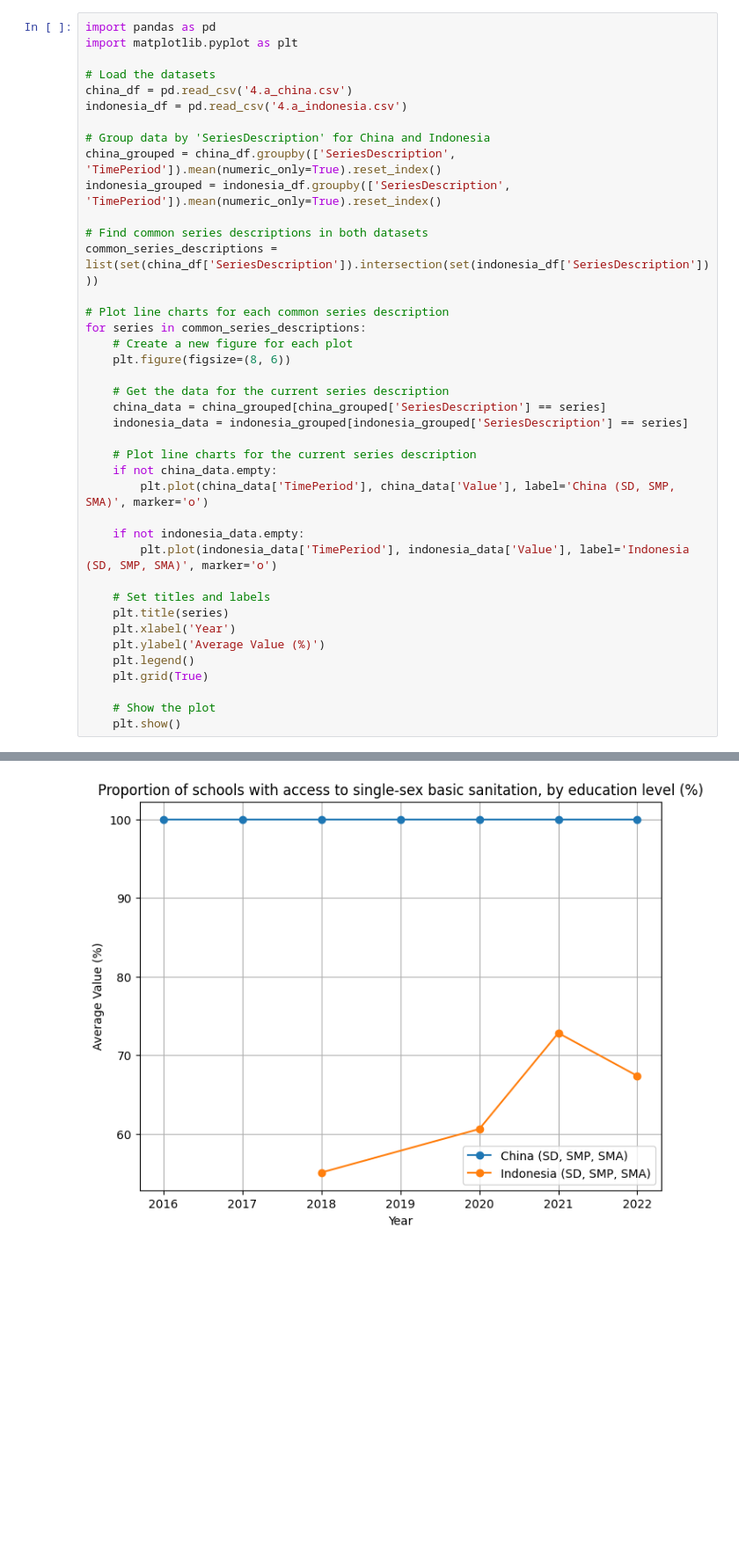
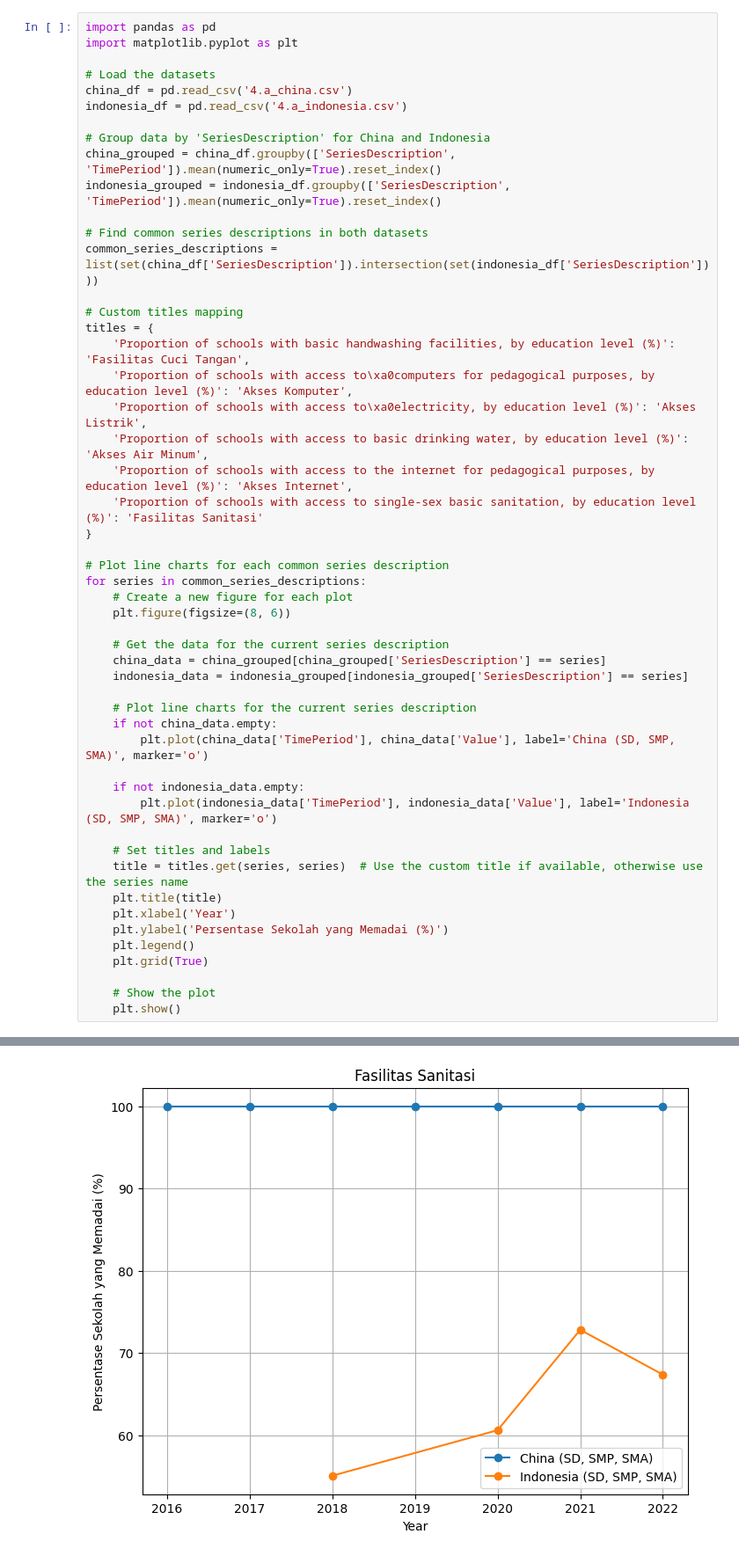
Before and after one commit to randyver/eda-sdg-goals-4, a Jupyter notebook: 4.a/merge.ipynb, the cells around one changed output, grey strips where cells are left out. Shown: that part at 88% size. Saved outputs shown, nothing was run; the diff lists cells and outputs as text; blank space fills up the shorter version.

```diff
--- a/4.a/merge.ipynb
+++ b/4.a/merge.ipynb
@@ -12,6 +12,16 @@ indonesia_grouped = indonesia_df.groupby(['SeriesDescription', 'TimePeriod']).me
 
 # Find common series descriptions in both datasets
 common_series_descriptions = list(set(china_df['SeriesDescription']).intersection(set(indonesia_df['SeriesDescription'])))
+
+# Custom titles mapping
+titles = {
+    'Proportion of schools with basic handwashing facilities, by education level (%)': 'Fasilitas Cuci Tangan',
+    'Proportion of schools with access to\xa0computers for pedagogical purposes, by education level (%)': 'Akses Komputer',
+    'Proportion of schools with access to\xa0electricity, by education level (%)': 'Akses Listrik',
+    'Proportion of schools with access to basic drinking water, by education level (%)': 'Akses Air Minum',
+    'Proportion of schools with access to the internet for pedagogical purposes, by education level (%)': 'Akses Internet',
+    'Proportion of schools with access to single-sex basic sanitation, by education level (%)': 'Fasilitas Sanitasi'
+}
 
 # Plot line charts for each common series description
 for series in common_series_descriptions:
@@ -30,9 +40,10 @@ for series in common_series_descriptions:
         plt.plot(indonesia_data['TimePeriod'], indonesia_data['Value'], label='Indonesia (SD, SMP, SMA)', marker='o')
 
     # Set titles and labels
-    plt.title(series)
+    title = titles.get(series, series)  # Use the custom title if available, otherwise use the series name
+    plt.title(title)
     plt.xlabel('Year')
-    plt.ylabel('Average Value (%)')
+    plt.ylabel('Persentase Sekolah yang Memadai (%)')
     plt.legend()
     plt.grid(True)
 
@@ -43 +54 @@ for series in common_series_descriptions:
-[figure, old version]
+[figure, new version]
```
Also changed, not shown: parts of 1 cell of this notebook, 5 other files.
